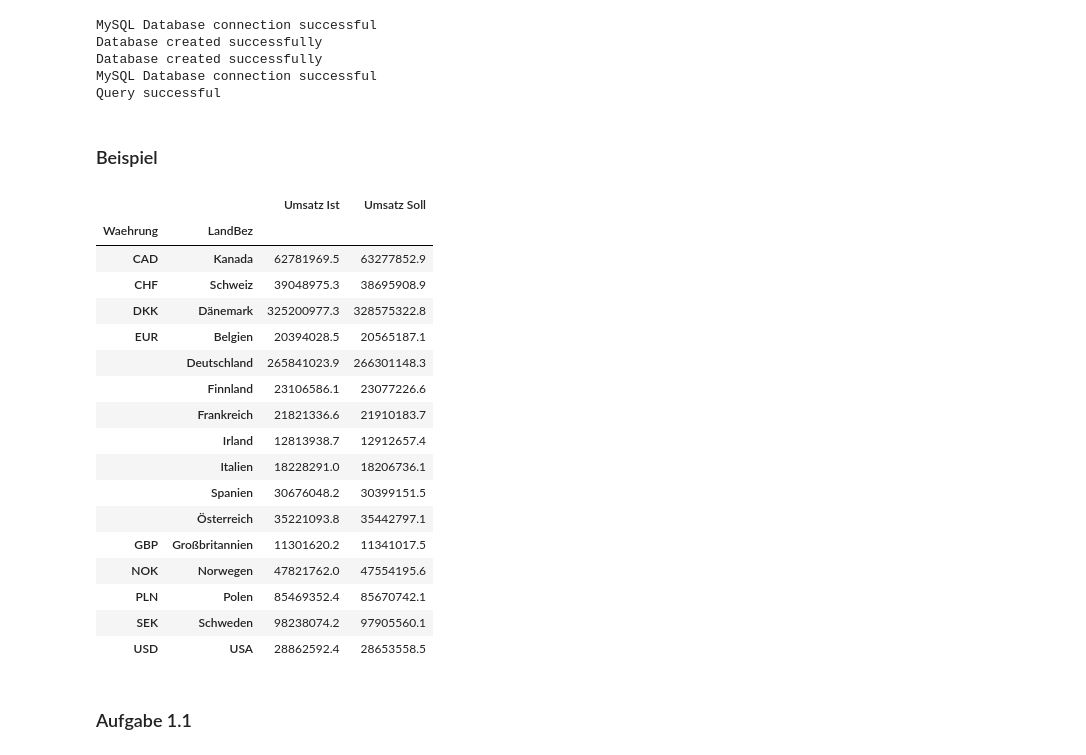
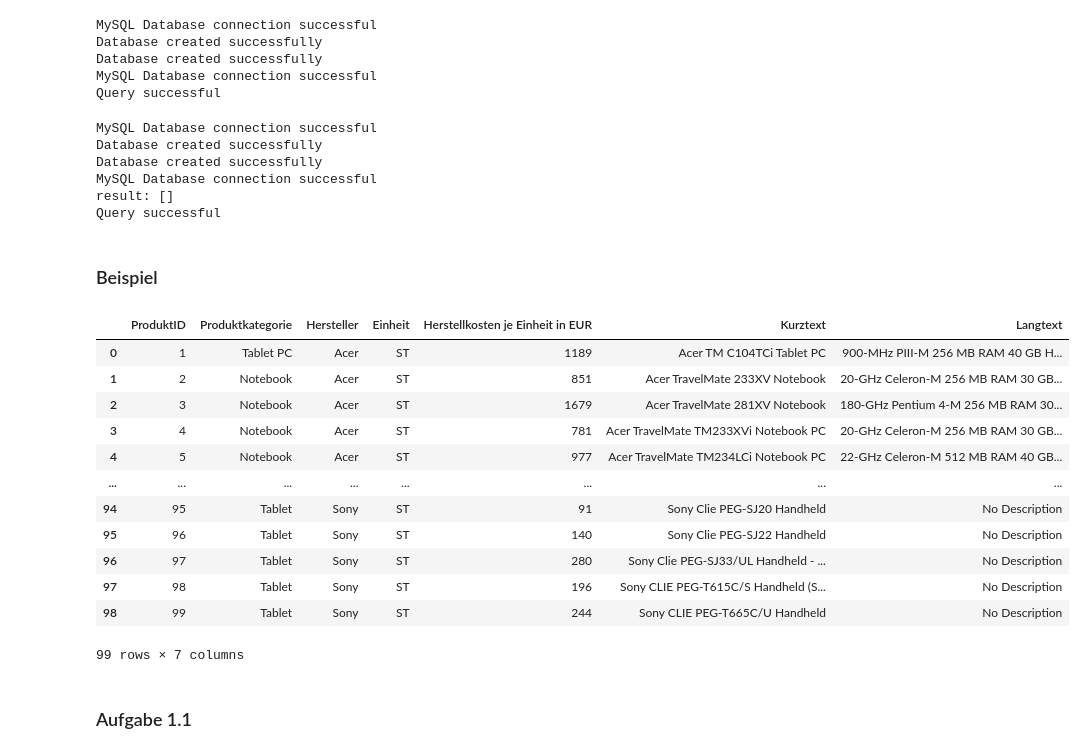
Before and after one commit to Kaetherine/BI-Uebungsblaetter, a Jupyter notebook: LE2/BI23_U╠êbungsblatt_LE2_OLAP.ipynb, the cells around one changed output. Drawn from its saved outputs; the diff is of its cells as text; code cells hidden in the pictures.

Commit message:
established a db-connection

```diff
--- a/LE2/BI23_U╠êbungsblatt_LE2_OLAP.ipynb
+++ b/LE2/BI23_U╠êbungsblatt_LE2_OLAP.ipynb
@@ -23,19 +24,10 @@ Wir wollen nun unser in Übungsblatt 1 erstelltes Star-Schema erneut mit SQL abf
 >2. Welche Produktkategorien haben in welchen Ländern einen Verlust (negativer Gewinn) eingebracht?
 >3. Denke dir eine weitere OLAP-Analyse aus. Oder nimm diese hier: Von welchen Herstellern wurde insgesamt wie viel umgesetzt?
 # %%
-mysql_usr = "python_root" # mit eurem Nutzer ersetzen
-mysql_pw = "python_root" # mit eurem Passwort ersetzen
+mysql_usr = "Katherine" # mit eurem Nutzer ersetzen
+mysql_pw = "root" # mit eurem Passwort ersetzen
 
-
-###############################
-# Hinweis:
-# Solltet ihr in Übungsblatt 1 nicht so weit gekommen sein,
-# dass ihr auf eurem lokalen MySQL Server eine OLAP Datenbank (das Star-Schema)
-# vorliegen habt, dann könnt ihr mit folgendem Code eine entsprechende Datenbank erstellen:
-# Wenn ihr den Code nutzen wollt, dann bitte auskommentieren:
-###############################
-
-"""connection = create_server_connection("localhost", mysql_usr, mysql_pw)
+connection = create_server_connection("localhost", mysql_usr, mysql_pw)
 # Falls bereits eine Datenbank namens "OLAP_DB" existiert, wird sie mit diesem Befehl gelöscht:
 create_database_query = "DROP DATABASE IF EXISTS OLAP_DB;"
 create_database(connection, create_database_query)
@@ -49,7 +41,7 @@ file = open("data/db/OLAP_DB_schema+data.sql", 'r')
 olap_db_sql_script_string = file.read()
 file.close()
 connection = create_db_connection("localhost", mysql_usr, mysql_pw, "OLAP_DB")
-execute_query(connection, olap_db_sql_script_string)"""
+execute_query(connection, olap_db_sql_script_string)
 # %% [output]
 MySQL Database connection successful
 Database created successfully
@@ -57,46 +49,48 @@ Database created successfully
 MySQL Database connection successful
 Query successful
 # %%
-# Verbindung zur OLAP Datenbank herstellen (wenn ihr die OLAP_DB in Übungsblatt 1 erstellt habt)
-db_connection_str = 'mysql+pymysql://' + mysql_usr + ':' + mysql_pw + '@localhost/OLAP_DB'
-db_connection = create_engine(db_connection_str)
+connection = create_server_connection("localhost", mysql_usr, mysql_pw)
+create_database(connection, "DROP DATABASE IF EXISTS OLTP_DB;")
+create_database(connection, "CREATE DATABASE OLTP_DB;")
+# %% [output]
+MySQL Database connection successful
+Database created successfully
+Database created successfully
+MySQL Database connection successful
+result: []
+Query successful
 # %% [markdown]
 ### Beispiel
 # %%
-# Zur Erinnerung in Übungsblatt 1 hatten wir bereits eine unternehmensrelevante Frage beantwortet:
-
-# Wie hoch ist der Ist- und Soll Umsatz in jedem Land insgesamt? Ordne die Ansicht nach der Landeswährung.
-
-df_umsaetze_land_waehrung = pd.read_sql('SELECT Faktentabelle_Marketing_Vertrieb.`Umsatz Ist`, \
+db_connection = pymysql.connect(host='localhost',
+                                user=mysql_usr,
+                                password=mysql_pw,
+                                db='OLTP_DB')
+query = '''SELECT Faktentabelle_Marketing_Vertrieb.`Umsatz Ist`, \
                                             Faktentabelle_Marketing_Vertrieb.`Umsatz Soll`, \
                                             Standortestammdaten.LandBez, \
                                             Faktentabelle_Marketing_Vertrieb.Waehrung FROM \
                                                  Standortestammdaten JOIN Faktentabelle_Marketing_Vertrieb \
-                                                     ON Standortestammdaten.FilialeID = Faktentabelle_Marketing_Vertrieb.FilialeID', con=db_connection)
+                                                     ON Standortestammdaten.FilialeID = Faktentabelle_Marketing_Vertrieb.FilialeID'''
+df_umsaetze_land_waehrung = pd.read_sql('select * from OLAP_DB.produktstamm', con=db_connection)
 
-
-df_umsaetze_land_waehrung = df_umsaetze_land_waehrung[df_umsaetze_land_waehrung["Umsatz Ist"] > 0].groupby(["Waehrung", "LandBez"]).sum().round(1)
+# df_umsaetze_land_waehrung = df_umsaetze_land_waehrung[df_umsaetze_land_waehrung["Umsatz Ist"] > 0].groupby(["Waehrung", "LandBez"]).sum().round(1)
 
 df_umsaetze_land_waehrung
 # %% [output]
-|  |  | Umsatz Ist | Umsatz Soll |
-| Waehrung | LandBez |  |  |
-| CAD | Kanada | 62781969.5 | 63277852.9 |
-| CHF | Schweiz | 39048975.3 | 38695908.9 |
-| DKK | Dänemark | 325200977.3 | 328575322.8 |
-| EUR | Belgien | 20394028.5 | 20565187.1 |
-|  | Deutschland | 265841023.9 | 266301148.3 |
-|  | Finnland | 23106586.1 | 23077226.6 |
-|  | Frankreich | 21821336.6 | 21910183.7 |
-|  | Irland | 12813938.7 | 12912657.4 |
-|  | Italien | 18228291.0 | 18206736.1 |
-|  | Spanien | 30676048.2 | 30399151.5 |
-|  | Österreich | 35221093.8 | 35442797.1 |
-| GBP | Großbritannien | 11301620.2 | 11341017.5 |
-| NOK | Norwegen | 47821762.0 | 47554195.6 |
-| PLN | Polen | 85469352.4 | 85670742.1 |
-| SEK | Schweden | 98238074.2 | 97905560.1 |
-| USD | USA | 28862592.4 | 28653558.5 |
+|  | ProduktID | Produktkategorie | Hersteller | Einheit | Herstellkosten je Einheit in EUR | Kurztext | Langtext |
+| 0 | 1 | Tablet PC | Acer | ST | 1189 | Acer TM C104TCi Tablet PC | 900-MHz PIII-M 256 MB RAM 40 GB H... |
+| 1 | 2 | Notebook | Acer | ST | 851 | Acer TravelMate 233XV Notebook | 20-GHz Celeron-M 256 MB RAM 30 GB... |
+| 2 | 3 | Notebook | Acer | ST | 1679 | Acer TravelMate 281XV Notebook | 180-GHz Pentium 4-M 256 MB RAM 30... |
+| 3 | 4 | Notebook | Acer | ST | 781 | Acer TravelMate TM233XVi Notebook PC | 20-GHz Celeron-M 256 MB RAM 30 GB... |
+| 4 | 5 | Notebook | Acer | ST | 977 | Acer TravelMate TM234LCi Notebook PC | 22-GHz Celeron-M 512 MB RAM 40 GB... |
+| ... | ... | ... | ... | ... | ... | ... | ... |
+| 94 | 95 | Tablet | Sony | ST | 91 | Sony Clie PEG-SJ20 Handheld | No Description |
+| 95 | 96 | Tablet | Sony | ST | 140 | Sony Clie PEG-SJ22 Handheld | No Description |
+| 96 | 97 | Tablet | Sony | ST | 280 | Sony Clie PEG-SJ33/UL Handheld - ... | No Description |
+| 97 | 98 | Tablet | Sony | ST | 196 | Sony CLIE PEG-T615C/S Handheld (S... | No Description |
+| 98 | 99 | Tablet | Sony | ST | 244 | Sony CLIE PEG-T665C/U Handheld | No Description |
+99 rows × 7 columns
 # %% [markdown]
 ### Aufgabe 1.1
 # %%
```
Also changed, not shown: parts of 1 cell of this notebook, 2 other files.
